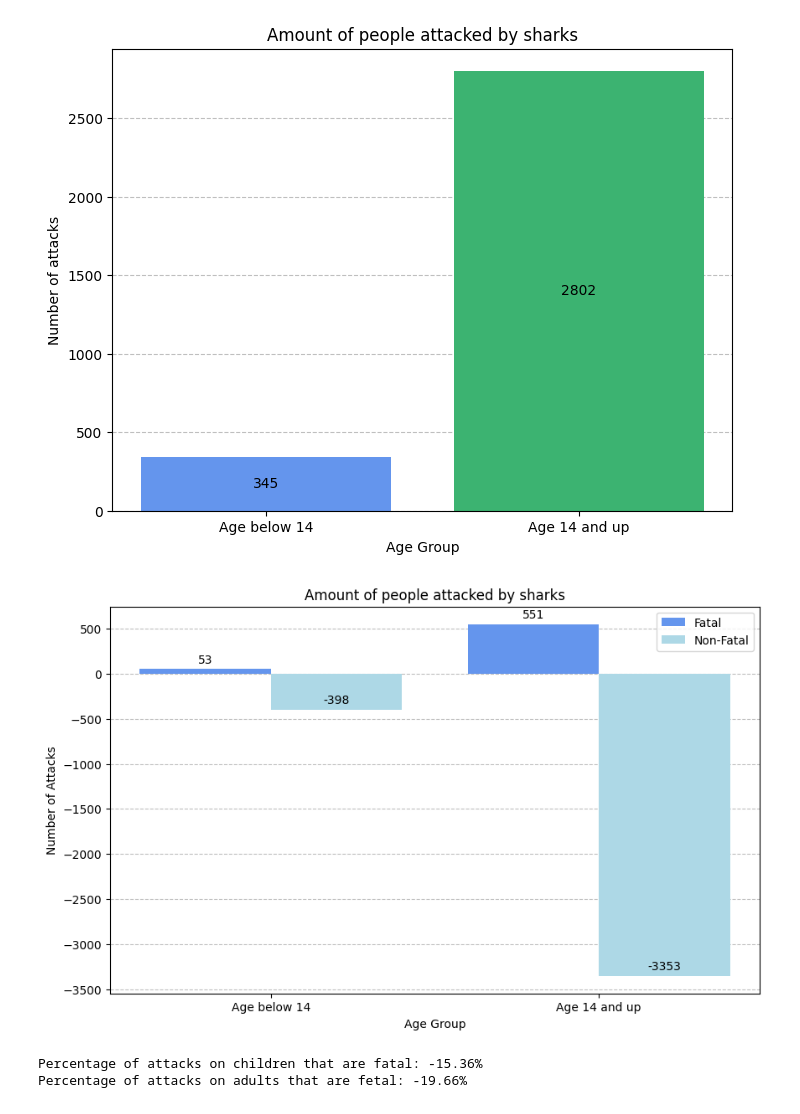
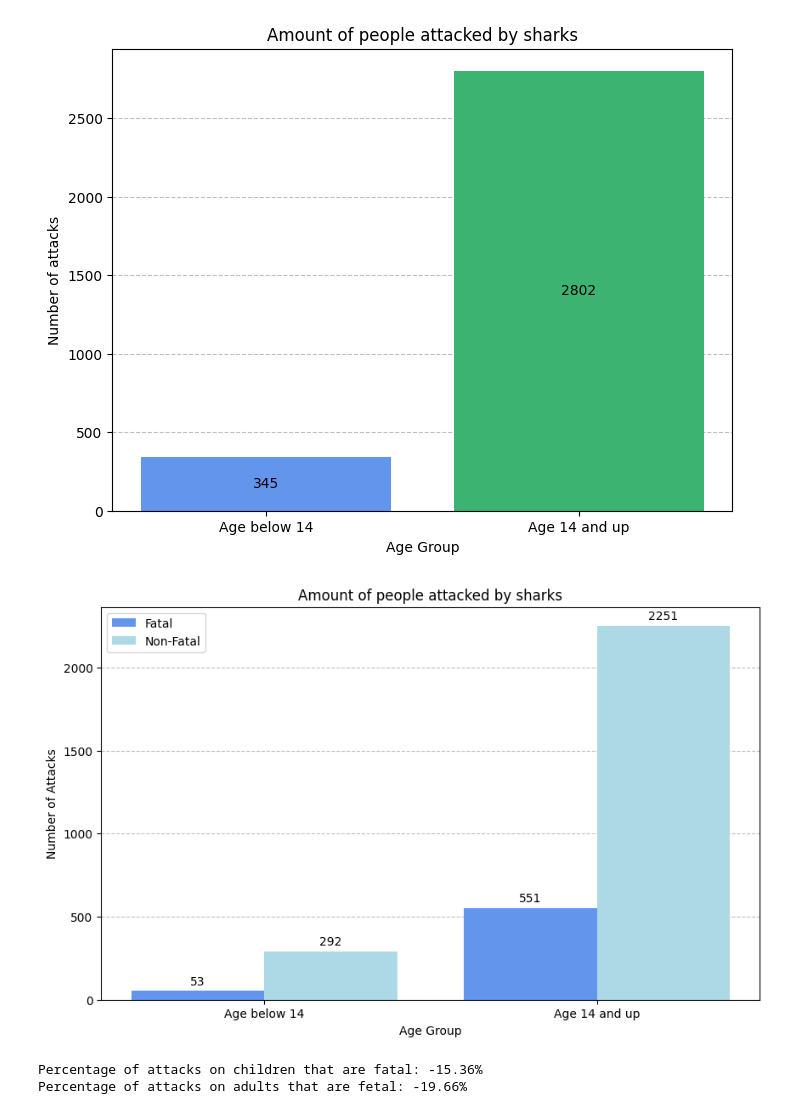
Before and after one commit to Evely90/SharkAttack, a Jupyter notebook: 8_Shark_Attack.ipynb, the cells around one changed output. Drawn from its saved outputs; the diff is of its cells as text; code cells hidden in the pictures.

```diff
--- a/8_Shark_Attack.ipynb
+++ b/8_Shark_Attack.ipynb
@@ -485,9 +485,9 @@ adults = df_q2[df_q2['Age'] >= 18]
 
 # Count the number of fatal and non-fatal attacks for children and adults
 children_fatal = children['Fatal'].sum()
-children_non_fatal = (~children['Fatal']).sum()
+children_non_fatal = children['Fatal'].count() - children_fatal  # Total minus fatal gives non-fatal count
 adults_fatal = adults['Fatal'].sum()
-adults_non_fatal = (~adults['Fatal']).sum()
+adults_non_fatal = adults['Fatal'].count() - adults_fatal  # Total minus fatal gives non-fatal count
 
 # Create stacked bar chart
 fig, ax = plt.subplots(figsize=(10, 6))
@@ -541,37 +541,37 @@ older_and_adult = df_q2[df_q2['Age'] >= 14]
 
 # Count the number of fatal and non-fatal attacks for children and adults
 young_children_fatal = young_children['Fatal'].sum()
-young_children_non_fatal = (~young_children['Fatal']).sum()
+young_children_non_fatal = young_children['Fatal'].count() - young_children_fatal
 older_adults_fatal = older_and_adult['Fatal'].sum()
-older_adults_non_fatal = (~older_and_adult['Fatal']).sum()
+older_adults_non_fatal = older_and_adult['Fatal'].count() - older_adults_fatal
 
 # Create grouped bar chart
 fig, ax = plt.subplots(figsize=(10, 6))
 bar_width = 0.4  # Width of each bar
 index = np.arange(2)  # Number of age groups
 
 bar1 = ax.bar(index - bar_width / 2, [young_children_fatal, older_adults_fatal], bar_width, color='#6495ED', label='Fatal', zorder=2)
 bar2 = ax.bar(index + bar_width / 2, [young_children_non_fatal, older_adults_non_fatal], bar_width, color='#ADD8E6', label='Non-Fatal', zorder=2)
 
 ax.set_xlabel('Age Group')
 ax.set_ylabel('Number of Attacks')
 ax.set_title('Amount of people attacked by sharks')
 ax.set_xticks(index)
 ax.set_xticklabels(['Age below 14', 'Age 14 and up'])
 ax.legend()
 ax.grid(axis='y', linestyle='--', alpha=0.5, color='grey', zorder=1)
 
 # Add labels to the bars
 for bars in [bar1, bar2]:
     for bar in bars:
         height = bar.get_height()
         ax.annotate(f'{height:.0f}', xy=(bar.get_x() + bar.get_width() / 2, height),
                     xytext=(0, 3),  # 3 points vertical offset
                     textcoords="offset points", ha='center', va='bottom')
 
 plt.show()
 # %% [output]
-[figure, old version]
+[figure, new version]
 # %%
 percentage_children_fatal = (young_children_fatal / (young_children_fatal + young_children_non_fatal)) * 100
 percentage_adults_fatal = (older_adults_fatal / (older_adults_fatal + older_adults_non_fatal)) * 100
```
Also changed, not shown: parts of 2 cells of this notebook.
